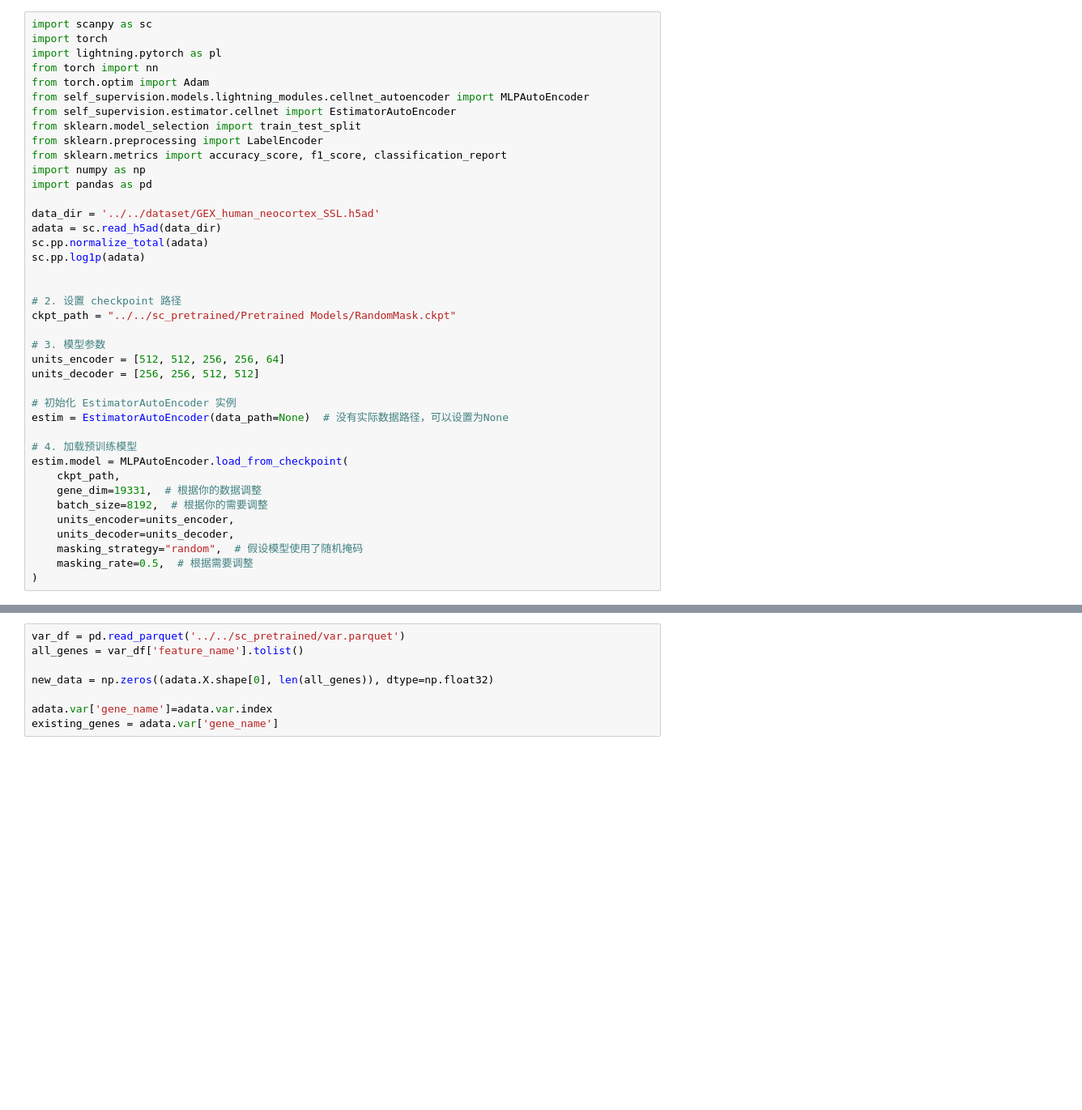
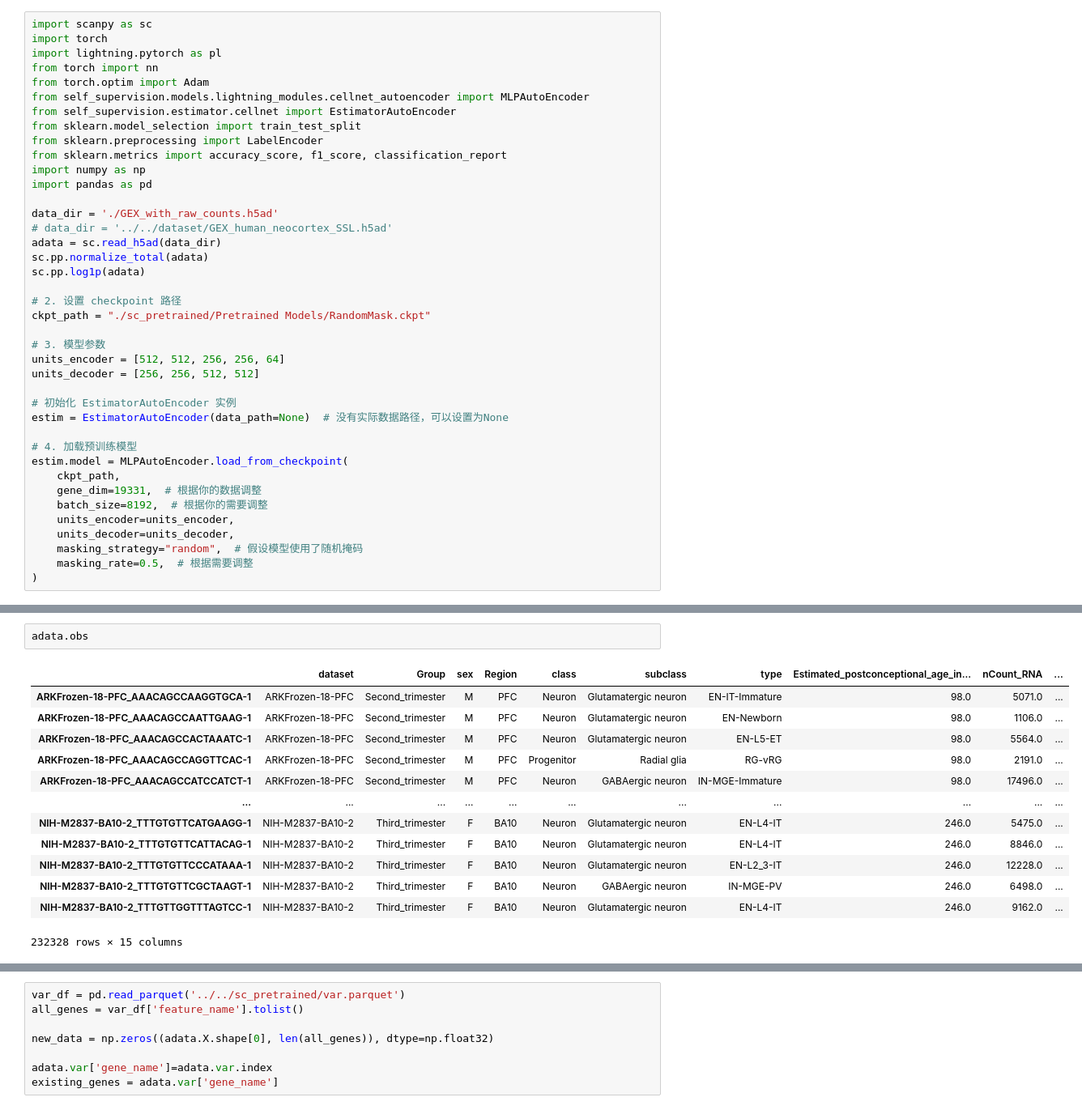
Before and after one commit to HenryLau7/ssl_refactor, a Jupyter notebook: GEX_human_neocortex_random_mask_finetune_full.ipynb, the cells around one changed output, grey strips where cells are left out. Shown at 81% size. Drawn from its saved outputs; the diff is of its cells as text; blank space fills up the shorter version.

```diff
--- a/GEX_human_neocortex_random_mask_finetune_full.ipynb
+++ b/GEX_human_neocortex_random_mask_finetune_full.ipynb
@@ -12,14 +12,14 @@ from sklearn.metrics import accuracy_score, f1_score, classification_report
 import numpy as np
 import pandas as pd
 
-data_dir = '../../dataset/GEX_human_neocortex_SSL.h5ad'
+data_dir = './GEX_with_raw_counts.h5ad'
+# data_dir = '../../dataset/GEX_human_neocortex_SSL.h5ad'
 adata = sc.read_h5ad(data_dir)
 sc.pp.normalize_total(adata)
 sc.pp.log1p(adata)
 
-
 # 2. 设置 checkpoint 路径
-ckpt_path = "../../sc_pretrained/Pretrained Models/RandomMask.ckpt"
+ckpt_path = "./sc_pretrained/Pretrained Models/RandomMask.ckpt"
 
 # 3. 模型参数
 units_encoder = [512, 512, 256, 256, 64]
@@ -40,0 +57,16 @@ estim.model = MLPAutoEncoder.load_from_checkpoint(
+# %%
+adata.obs
+# %% [output]
+|  | dataset | Group | sex | Region | class | subclass | type | Estimated_postconceptional_age_in... | nCount_RNA | ... |
+| ARKFrozen-18-PFC_AAACAGCCAAGGTGCA-1 | ARKFrozen-18-PFC | Second_trimester | M | PFC | Neuron | Glutamatergic neuron | EN-IT-Immature | 98.0 | 5071.0 | ... |
+| ARKFrozen-18-PFC_AAACAGCCAATTGAAG-1 | ARKFrozen-18-PFC | Second_trimester | M | PFC | Neuron | Glutamatergic neuron | EN-Newborn | 98.0 | 1106.0 | ... |
+| ARKFrozen-18-PFC_AAACAGCCACTAAATC-1 | ARKFrozen-18-PFC | Second_trimester | M | PFC | Neuron | Glutamatergic neuron | EN-L5-ET | 98.0 | 5564.0 | ... |
+| ARKFrozen-18-PFC_AAACAGCCAGGTTCAC-1 | ARKFrozen-18-PFC | Second_trimester | M | PFC | Progenitor | Radial glia | RG-vRG | 98.0 | 2191.0 | ... |
+| ARKFrozen-18-PFC_AAACAGCCATCCATCT-1 | ARKFrozen-18-PFC | Second_trimester | M | PFC | Neuron | GABAergic neuron | IN-MGE-Immature | 98.0 | 17496.0 | ... |
+| ... | ... | ... | ... | ... | ... | ... | ... | ... | ... | ... |
+| NIH-M2837-BA10-2_TTTGTGTTCATGAAGG-1 | NIH-M2837-BA10-2 | Third_trimester | F | BA10 | Neuron | Glutamatergic neuron | EN-L4-IT | 246.0 | 5475.0 | ... |
+| NIH-M2837-BA10-2_TTTGTGTTCATTACAG-1 | NIH-M2837-BA10-2 | Third_trimester | F | BA10 | Neuron | Glutamatergic neuron | EN-L4-IT | 246.0 | 8846.0 | ... |
+| NIH-M2837-BA10-2_TTTGTGTTCCCATAAA-1 | NIH-M2837-BA10-2 | Third_trimester | F | BA10 | Neuron | Glutamatergic neuron | EN-L2_3-IT | 246.0 | 12228.0 | ... |
+| NIH-M2837-BA10-2_TTTGTGTTCGCTAAGT-1 | NIH-M2837-BA10-2 | Third_trimester | F | BA10 | Neuron | GABAergic neuron | IN-MGE-PV | 246.0 | 6498.0 | ... |
+| NIH-M2837-BA10-2_TTTGTTGGTTTAGTCC-1 | NIH-M2837-BA10-2 | Third_trimester | F | BA10 | Neuron | Glutamatergic neuron | EN-L4-IT | 246.0 | 9162.0 | ... |
+232328 rows × 15 columns
```
Also changed, not shown: parts of 3 cells of this notebook.
